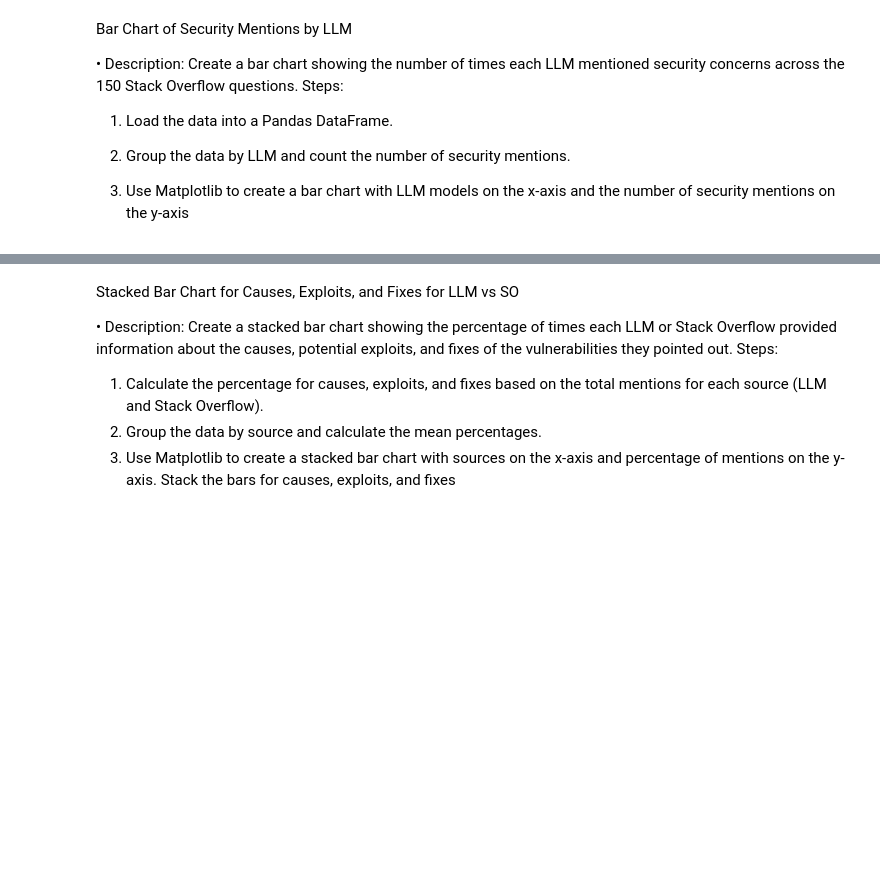
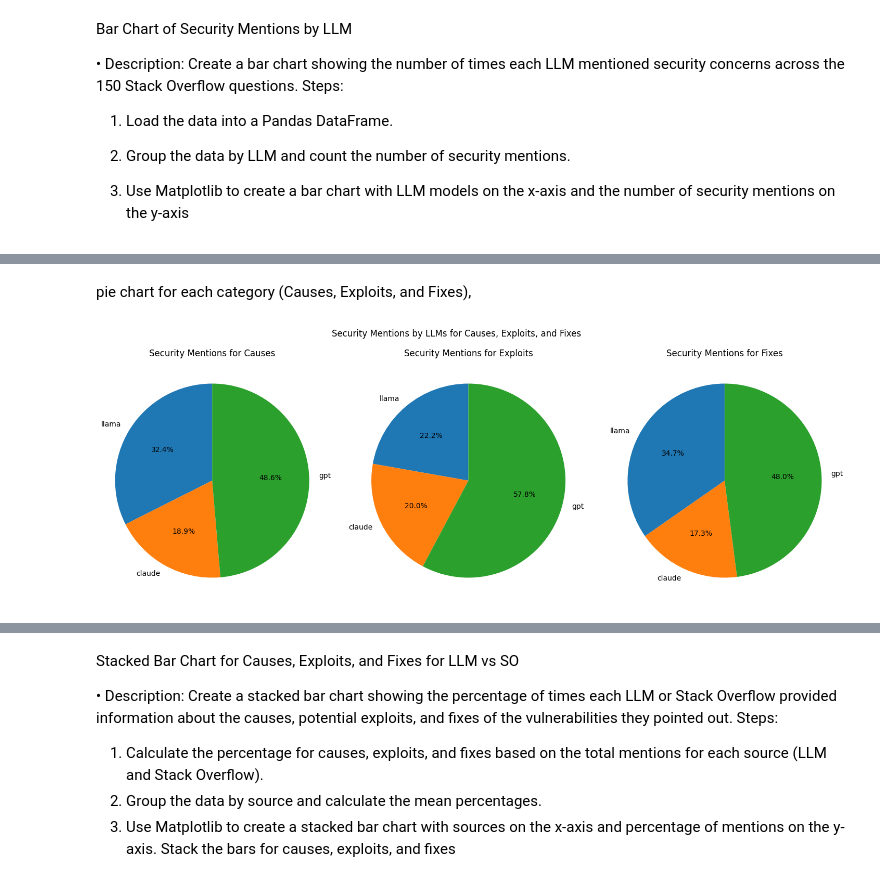
Before and after one commit to BinhL3/visualizations_rq2_analysis, a Jupyter notebook: visualizations.ipynb, the cells around one changed output, grey strips where cells are left out. Saved outputs shown, nothing was run; the diff lists cells and outputs as text; code cells hidden in the pictures; blank space fills up the shorter version.

```diff
--- a/visualizations.ipynb
+++ b/visualizations.ipynb
@@ -80,0 +87,51 @@ plt.show()
+# %% [markdown]
+pie chart for each category (Causes, Exploits, and Fixes),
+# %%
+df['llama3_causes'] = pd.to_numeric(df['llama3_causes'], errors='coerce').fillna(0).astype(int)
+df['llama3_exploits'] = pd.to_numeric(df['llama3_exploits'], errors='coerce').fillna(0).astype(int)
+df['llama3_fixes'] = pd.to_numeric(df['llama3_fixes'], errors='coerce').fillna(0).astype(int)
+
+df['claude3_causes'] = pd.to_numeric(df['claude3_causes'], errors='coerce').fillna(0).astype(int)
+df['claude3_exploits'] = pd.to_numeric(df['claude3_exploits'], errors='coerce').fillna(0).astype(int)
+df['claude3_fixes'] = pd.to_numeric(df['claude3_fixes'], errors='coerce').fillna(0).astype(int)
+
+df['gpt4_causes'] = pd.to_numeric(df['gpt4_causes'], errors='coerce').fillna(0).astype(int)
+df['gpt4_exploits'] = pd.to_numeric(df['gpt4_exploits'], errors='coerce').fillna(0).astype(int)
+df['gpt4_fixes'] = pd.to_numeric(df['gpt4_fixes'], errors='coerce').fillna(0).astype(int)
+
+llm_security_mentions = pd.DataFrame({
+    'LLM': ['llama', 'claude', 'gpt'],
+    'Causes': [
+        df['llama3_causes'].sum(),
+        df['claude3_causes'].sum(),
+        df['gpt4_causes'].sum()
+    ],
+    'Exploits': [
+        df['llama3_exploits'].sum(),
+        df['claude3_exploits'].sum(),
+        df['gpt4_exploits'].sum()
+    ],
+    'Fixes': [
+        df['llama3_fixes'].sum(),
+        df['claude3_fixes'].sum(),
+        df['gpt4_fixes'].sum()
+    ]
+})
+
+def create_pie_chart(data, category, ax):
+    labels = data['LLM']
+    sizes = data[category]
+    ax.pie(sizes, labels=labels, autopct='%1.1f%%', startangle=90)
+    ax.axis('equal')  # Equal aspect ratio ensures that pie is drawn as a circle.
+    ax.set_title(f'Security Mentions for {category.capitalize()}')
+
+fig, axs = plt.subplots(1, 3, figsize=(18, 6))
+
+create_pie_chart(llm_security_mentions, 'Causes', axs[0])
+create_pie_chart(llm_security_mentions, 'Exploits', axs[1])
+create_pie_chart(llm_security_mentions, 'Fixes', axs[2])
+
+plt.suptitle('Security Mentions by LLMs for Causes, Exploits, and Fixes')
+plt.show()
+# %% [output]
+[figure, added]
```
Also changed, not shown: parts of 20 cells of this notebook, 2 other files.
